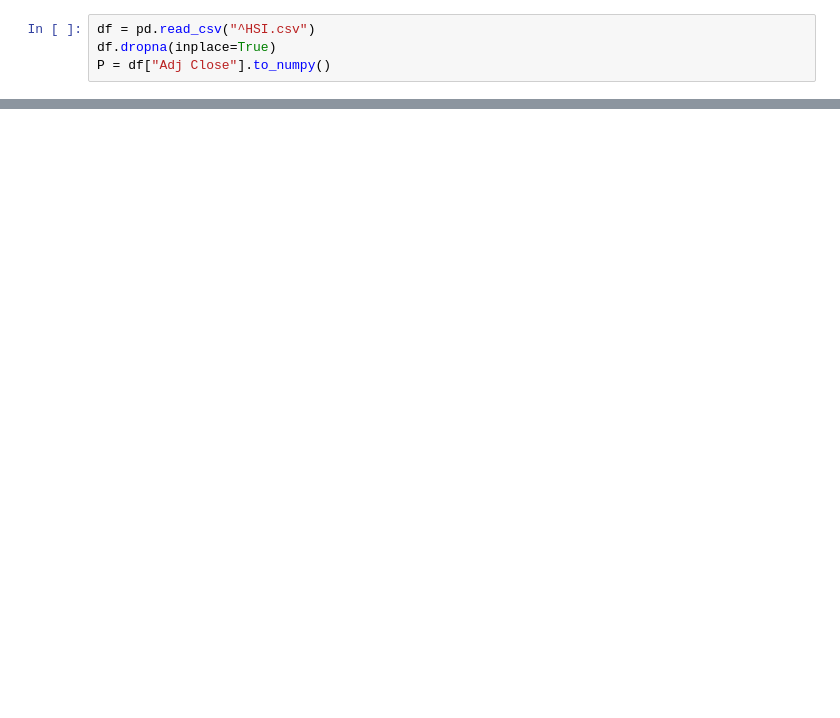
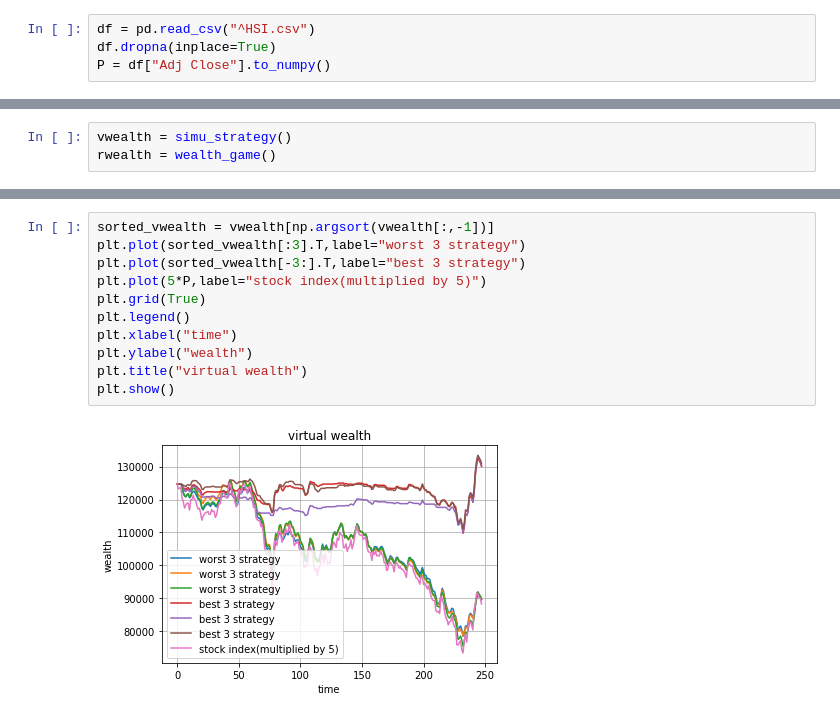
Before and after one commit to Algebra-FUN/DDM-Coursework, a Jupyter notebook: MSDM5003/Assignment/HW7/HW7.ipynb, the cells around one changed output, grey strips where cells are left out. Saved outputs shown, nothing was run; the diff lists cells and outputs as text; blank space fills up the shorter version.

```diff
--- a/MSDM5003/Assignment/HW7/HW7.ipynb
+++ b/MSDM5003/Assignment/HW7/HW7.ipynb
@@ -25,0 +102,3 @@ PT[1:] = P[:-1] + beta * (P[1:]-P[:-1])
+# %%
+vwealth = simu_strategy()
+rwealth = wealth_game()
@@ -25,0 +127,13 @@ PT[1:] = P[:-1] + beta * (P[1:]-P[:-1])
+# %%
+sorted_vwealth = vwealth[np.argsort(vwealth[:,-1])]
+plt.plot(sorted_vwealth[:3].T,label="worst 3 strategy")
+plt.plot(sorted_vwealth[-3:].T,label="best 3 strategy")
+plt.plot(5*P,label="stock index(multiplied by 5)")
+plt.grid(True)
+plt.legend()
+plt.xlabel("time")
+plt.ylabel("wealth")
+plt.title("virtual wealth")
+plt.show()
+# %% [output]
+[figure, added]
```
Also changed, not shown: parts of 11 cells of this notebook.
